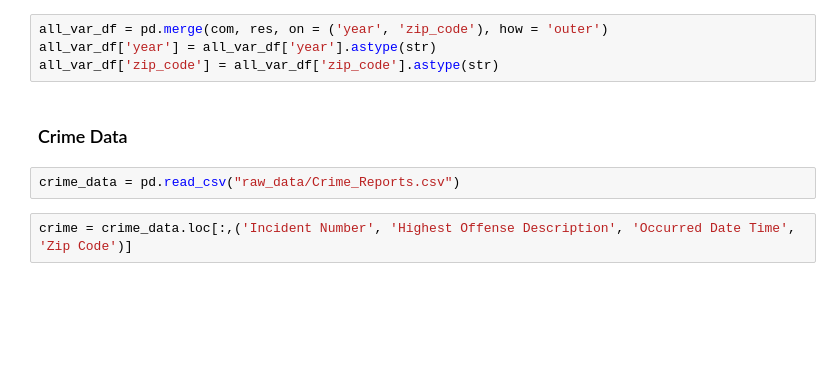
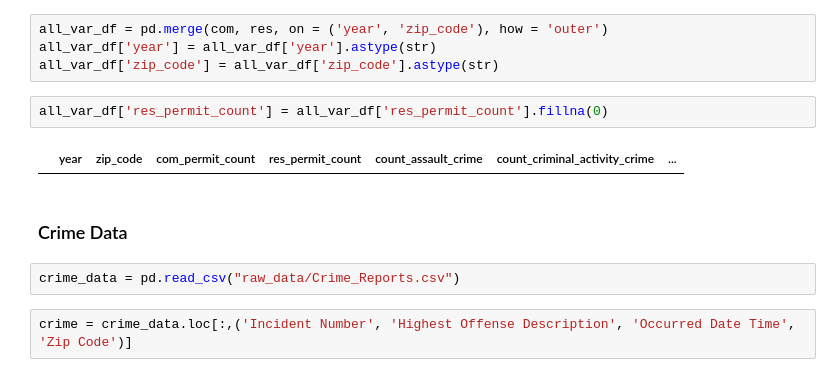
Before and after one commit to catonbrewster1/austin_gentrification, a Jupyter notebook: clean_munge_city.ipynb, the cells around one changed output. Cells and saved outputs as stored; diff of their text form; blank space fills up the shorter version.

```diff
--- a/clean_munge_city.ipynb
+++ b/clean_munge_city.ipynb
@@ -87,6 +90,10 @@ com = com_permits_year_count.drop('var_type', axis = 1)
 all_var_df = pd.merge(com, res, on = ('year', 'zip_code'), how = 'outer')
 all_var_df['year'] = all_var_df['year'].astype(str)
 all_var_df['zip_code'] = all_var_df['zip_code'].astype(str)
+# %%
+all_var_df['res_permit_count'] = all_var_df['res_permit_count'].fillna(0)
+# %% [output]
+|  | year | zip_code | com_permit_count | res_permit_count | count_assault_crime | count_criminal_activity_crime | ... |
 # %% [markdown]
 ### Crime Data
 # %%
```
Also changed, not shown: parts of 7 cells of this notebook, 1 other file.
